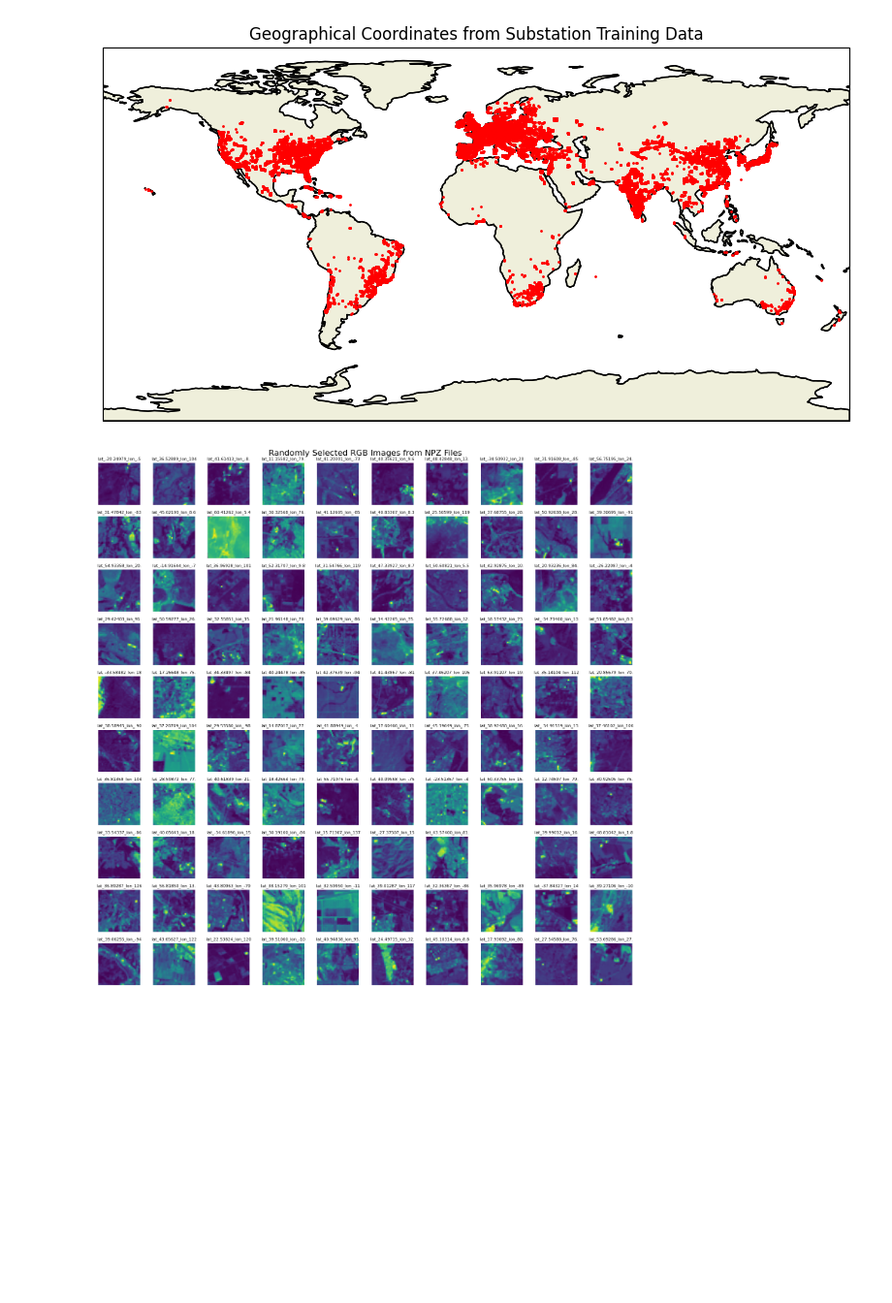
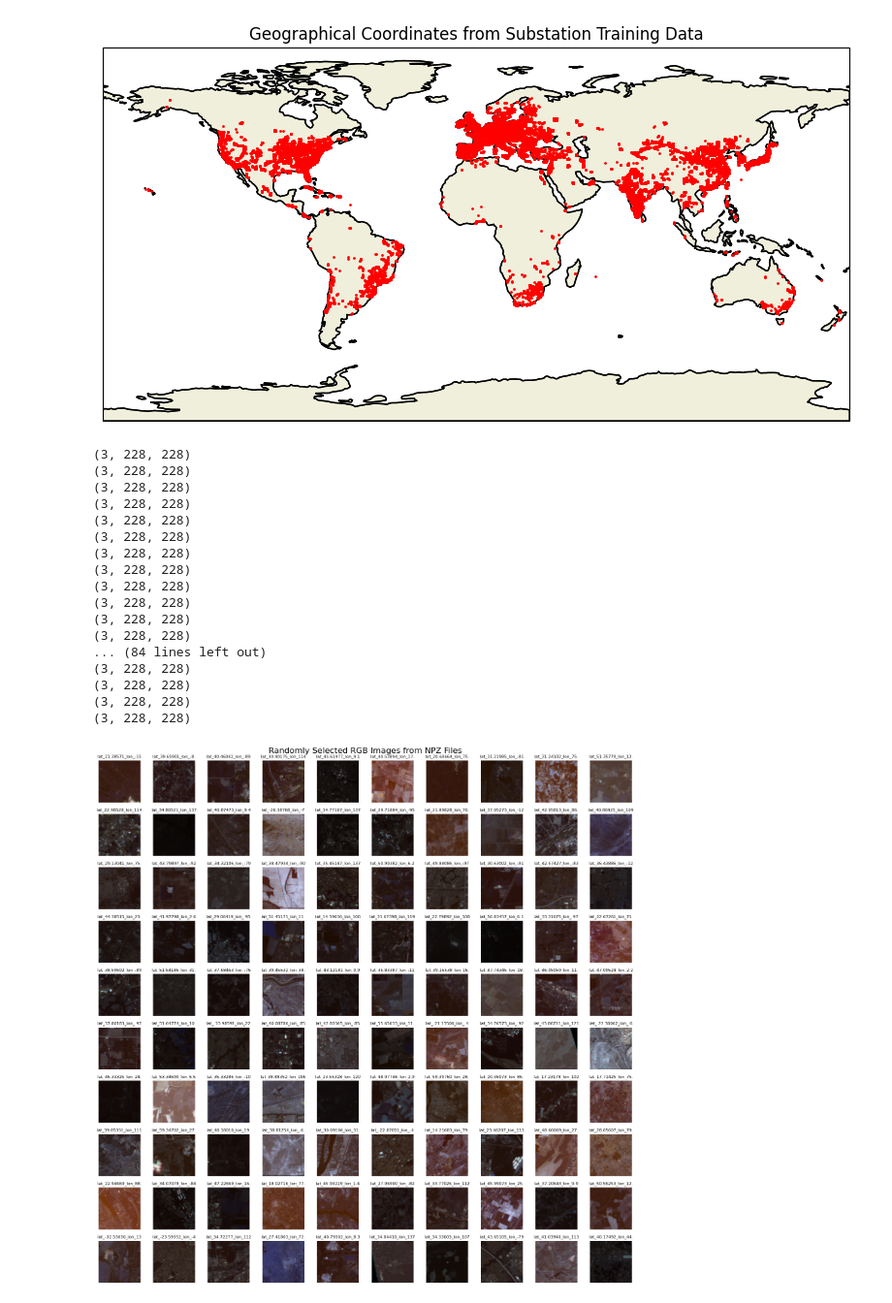
Before and after one commit to Ly0n/sentisub, a Jupyter notebook: read_and_plot_substation.ipynb, the cells around one changed output. Shown at 97% size. Saved outputs shown, nothing was run; the diff lists cells and outputs as text; code cells hidden in the pictures; blank space fills up the shorter version.

Commit message:
add RGB plots

```diff
--- a/read_and_plot_substation.ipynb
+++ b/read_and_plot_substation.ipynb
@@ -102,42 +102,60 @@ def load_npz_file(file_path):
     try:
         data = np.load(file_path)
         if 'arr_0' in data:
-            image_data = data['arr_0']
+            image_data = data['arr_0'][0]
             if image_data.shape[0] >= 3:
-                rgb_image = image_data[:3]  # Extract first 3 bands
+                rgb_image = image_data[0:3]  # Extract first 3 bands
+                print(rgb_image.shape)
                 # Normalize to [0, 1] for visualization
-                #rgb_image = (rgb_image - rgb_image.min()) / (rgb_image.max() - rgb_image.min())
-                return image_data[0][0]
+                rgb_image = (rgb_image - rgb_image.min()) / (rgb_image.max() - rgb_image.min())
+            return np.transpose(rgb_image, (1, 2, 0))  # Rearrange to (H, W, 3)
     except Exception as e:
         print(f"Error loading {file_path}: {e}")
     return None
 
 def plot_random_images(folder_path, num_images=100):
     """Randomly selects NPZ files and plots their RGB images."""
     files = [f for f in os.listdir(folder_path) if f.endswith('.npz')]
     if len(files) == 0:
         print("No NPZ files found in the folder.")
         return
 
     selected_files = random.sample(files, min(num_images, len(files)))
 
     grid_size = int(np.ceil(np.sqrt(len(selected_files))))
     fig, axes = plt.subplots(grid_size, grid_size, figsize=(15, 15))
     axes = axes.flatten()
 
     for ax, file_name in zip(axes, selected_files):
         file_path = os.path.join(folder_path, file_name)
         img = load_npz_file(file_path)
         if img is not None:
             ax.imshow(img)
             ax.set_title(file_name[:20], fontsize=8)  # Show truncated filename
         ax.axis("off")
 
     plt.suptitle("Randomly Selected RGB Images from NPZ Files", fontsize=16)
     plt.tight_layout()
     plt.show()
 
 # Example usage
 plot_random_images(folder_path)
 # %% [output]
+(3, 228, 228)
+(3, 228, 228)
+(3, 228, 228)
+(3, 228, 228)
+(3, 228, 228)
+(3, 228, 228)
+(3, 228, 228)
+(3, 228, 228)
+(3, 228, 228)
+(3, 228, 228)
+(3, 228, 228)
+(3, 228, 228)
+... (84 lines left out)
+(3, 228, 228)
+(3, 228, 228)
+(3, 228, 228)
+(3, 228, 228)
-[figure, old version]
+[figure, new version]
```
